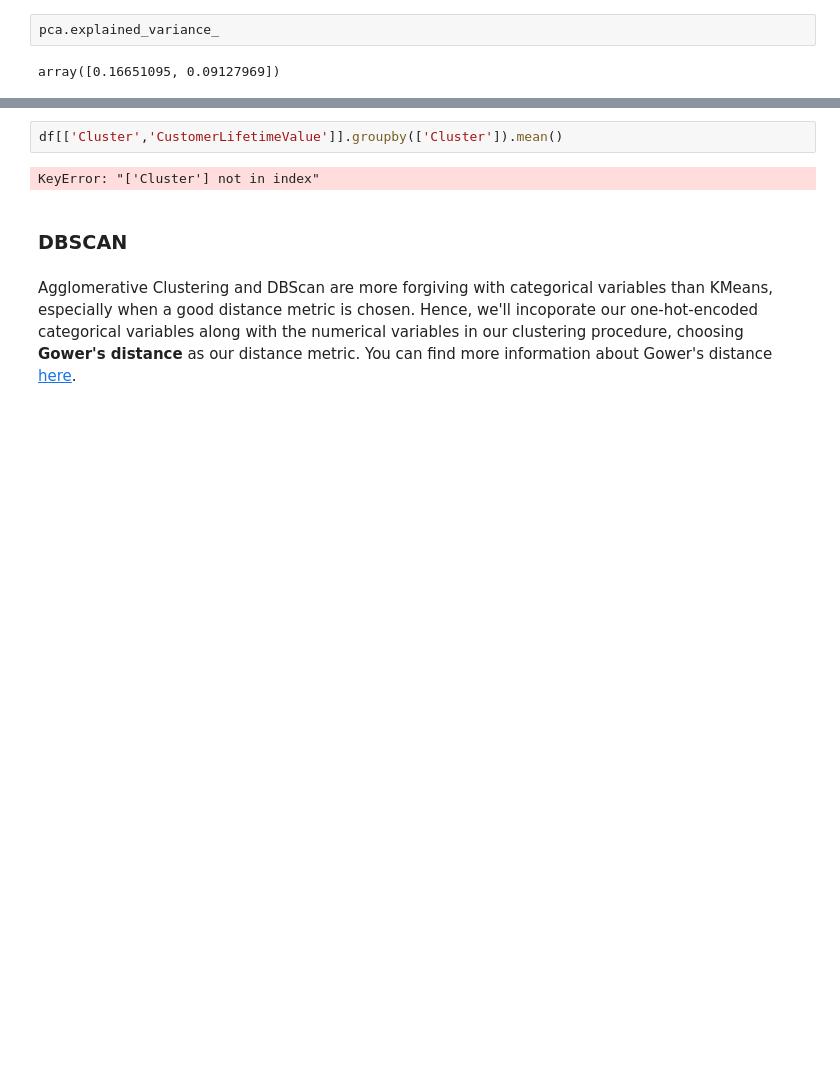
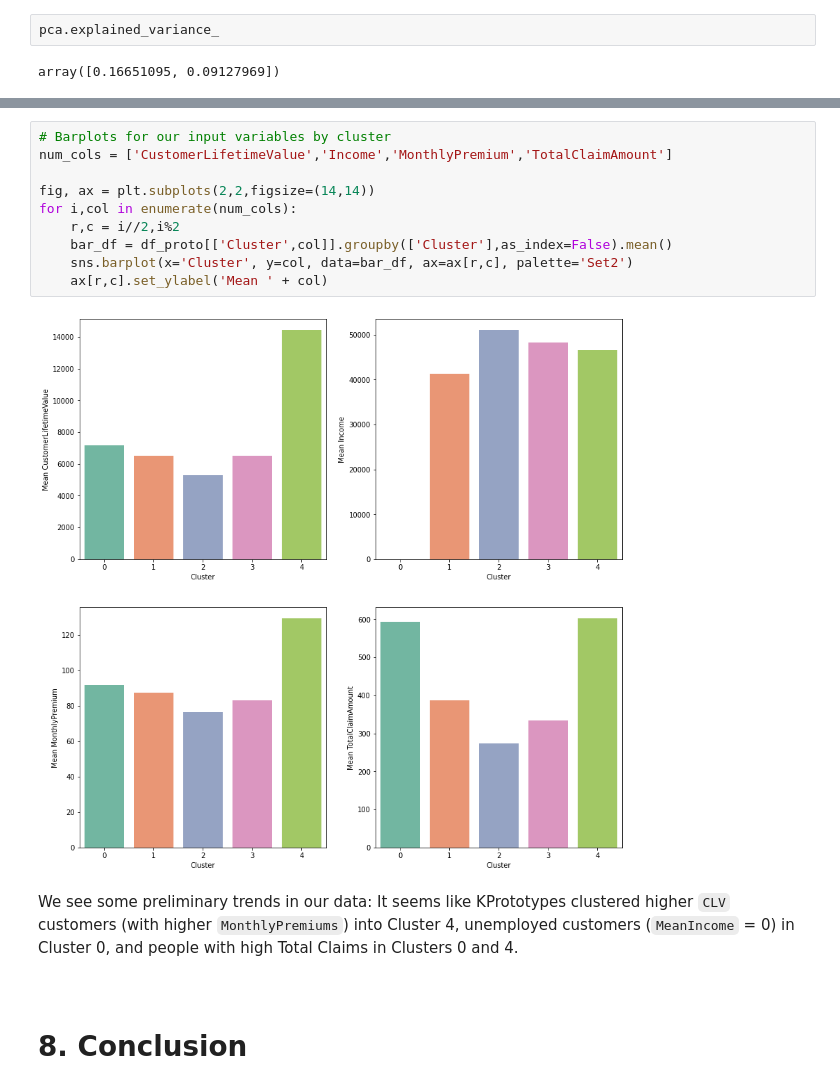
Before and after one commit to jcrossyale/ibm-marketing-analysis, a Jupyter notebook: ibm-auto-insurance-analysis.ipynb, the cells around one changed output, grey strips where cells are left out. Drawn from its saved outputs; the diff is of its cells as text; blank space fills up the shorter version.

```diff
--- a/ibm-auto-insurance-analysis.ipynb
+++ b/ibm-auto-insurance-analysis.ipynb
@@ -885,8 +948,18 @@ Let's look at the distributions within each cluster to get a sense of the struct
-# %%
-df[['Cluster','CustomerLifetimeValue']].groupby(['Cluster']).mean()
-# %% [output]
-KeyError: "['Cluster'] not in index"
-# %% [markdown]
-### DBSCAN
-# %% [markdown]
-Agglomerative Clustering and DBScan are more forgiving with categorical variables than KMeans, especially when a good distance metric is chosen. Hence, we'll incoporate our one-hot-encoded categorical variables along with the numerical variables in our clustering procedure, choosing **Gower's distance** as our distance metric. You can find more information about Gower's distance [here](https://medium.com/analytics-vidhya/concept-of-gowers-distance-and-it-s-application-using-python-b08cf6139ac2).
+# %%
+# Barplots for our input variables by cluster
+num_cols = ['CustomerLifetimeValue','Income','MonthlyPremium','TotalClaimAmount']
+
+fig, ax = plt.subplots(2,2,figsize=(14,14))
+for i,col in enumerate(num_cols):
+    r,c = i//2,i%2
+    bar_df = df_proto[['Cluster',col]].groupby(['Cluster'],as_index=False).mean()
+    sns.barplot(x='Cluster', y=col, data=bar_df, ax=ax[r,c], palette='Set2')
+    ax[r,c].set_ylabel('Mean ' + col)
+# %% [output]
+[figure, added]
+# %% [markdown]
+We see some preliminary trends in our data: It seems like KPrototypes clustered higher `CLV` customers (with higher `MonthlyPremiums`) into Cluster 4, unemployed customers (`MeanIncome` = 0) in Cluster 0, and people with high Total Claims in Clusters 0 and 4.
+# %% [markdown]
+<a id='section8'></a>
+# %% [markdown]
+# 8. Conclusion
```
Also changed, not shown: parts of 52 cells of this notebook.
